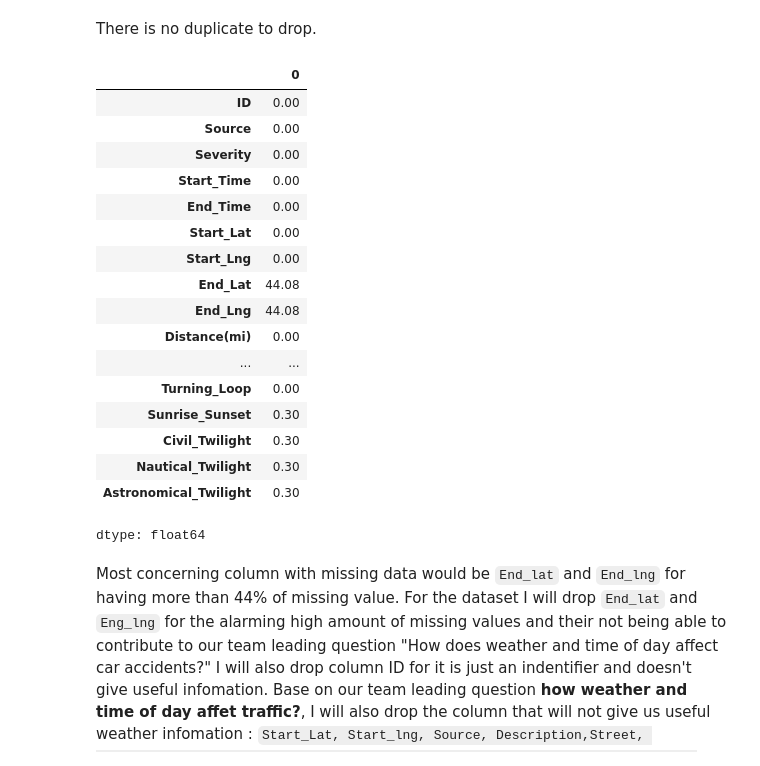
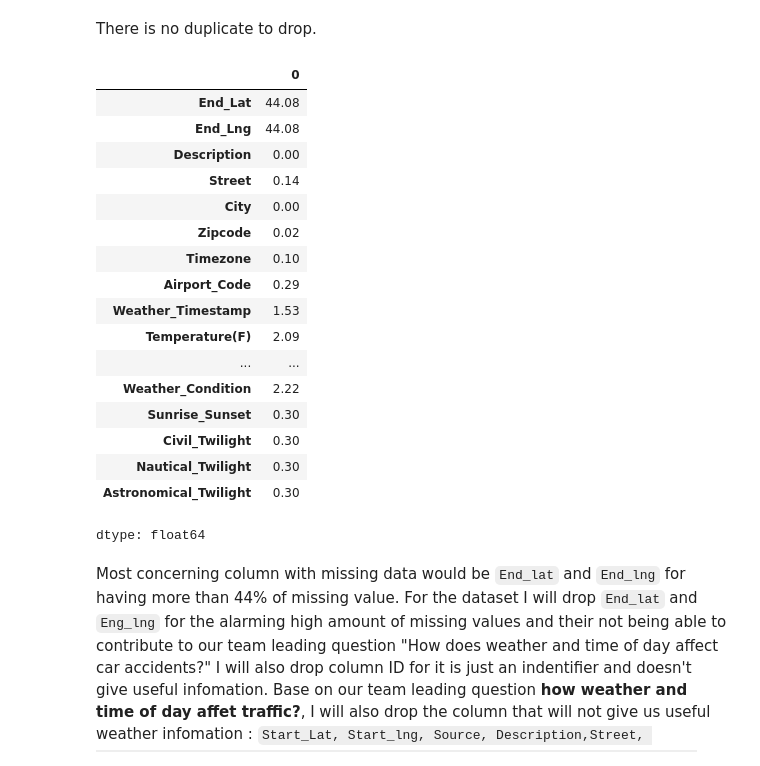
Before and after one commit to sgterrado/Need4Data-Blue-Bumper-Cars, a Jupyter notebook: Need4Data_DataClean.ipynb, the cells around one changed output. Drawn from its saved outputs; the diff is of its cells as text; code cells hidden in the pictures.

```diff
--- a/Need4Data_DataClean.ipynb
+++ b/Need4Data_DataClean.ipynb
@@ -48,22 +48,23 @@ df[df.duplicated()]
 # %% [markdown]
 There is no duplicate to drop.
 # %%
-#check for n/a
-df.isna().mean()*100
+#check for n/a rate
+s = df.isna().mean()*100
+s[s>0]
 # %% [output]
 |  | 0 |
-| ID | 0.00 |
-| Source | 0.00 |
-| Severity | 0.00 |
-| Start_Time | 0.00 |
-| End_Time | 0.00 |
-| Start_Lat | 0.00 |
-| Start_Lng | 0.00 |
 | End_Lat | 44.08 |
 | End_Lng | 44.08 |
-| Distance(mi) | 0.00 |
+| Description | 0.00 |
+| Street | 0.14 |
+| City | 0.00 |
+| Zipcode | 0.02 |
+| Timezone | 0.10 |
+| Airport_Code | 0.29 |
+| Weather_Timestamp | 1.53 |
+| Temperature(F) | 2.09 |
 | ... | ... |
-| Turning_Loop | 0.00 |
+| Weather_Condition | 2.22 |
 | Sunrise_Sunset | 0.30 |
 | Civil_Twilight | 0.30 |
 | Nautical_Twilight | 0.30 |
```
Also changed, not shown: parts of 36 cells of this notebook.
